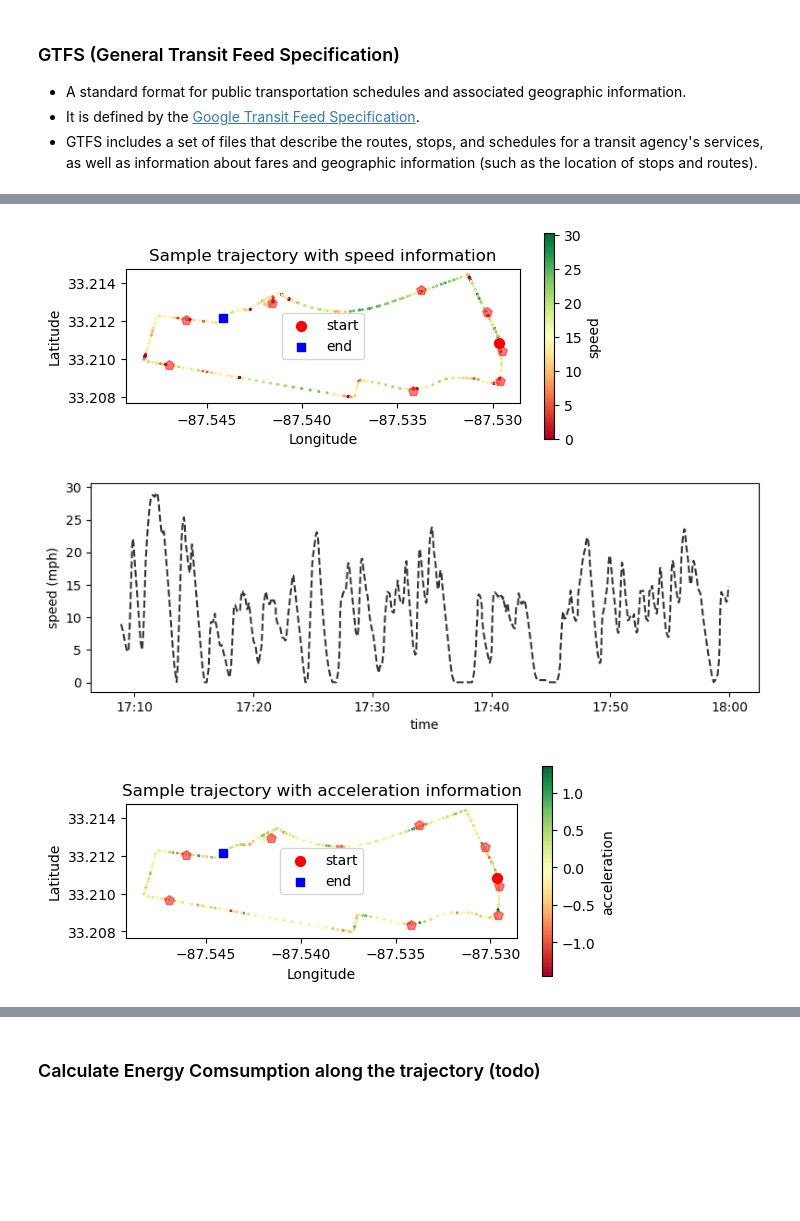
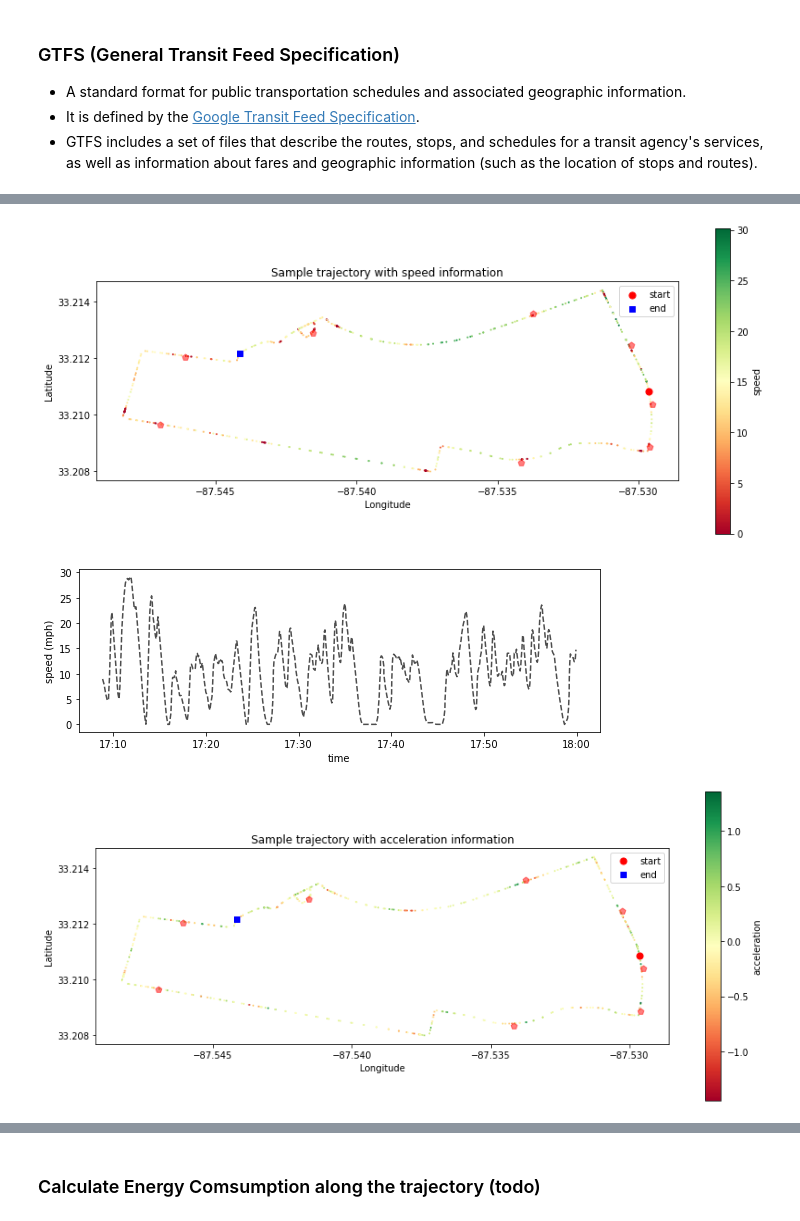
Before and after one commit to sguo28/UA_CE515_Tutorial, a Jupyter notebook: tutorial.ipynb, the cells around one changed output, grey strips where cells are left out. Saved outputs shown, nothing was run; the diff lists cells and outputs as text; code cells hidden in the pictures; blank space fills up the shorter version.

```diff
--- a/tutorial.ipynb
+++ b/tutorial.ipynb
@@ -96,28 +164,34 @@ sp.head(10)
 # %%
 # viz the route, together with the stops and the trajectory
 
-fig, ax = plt.subplots(figsize=(6,2.5))
+fig, ax = plt.subplots(figsize=(6*2,2.5*2)) # set up blank figure
 
 sp.plot(x="correctedLongitude",y="correctedLatitude",kind="scatter",s=1.0, c="speed", cmap="RdYlGn", ax=ax) # one driver for one day.
+
+
 sp.head(1).plot(x="correctedLongitude",y="correctedLatitude",kind="scatter", label="start", ax=ax, marker="o", color="r",s=50) # one driver for one day.
 sp.tail(1).plot(x="correctedLongitude",y="correctedLatitude",kind="scatter", label="end", ax=ax, marker="s", color="b",s=40) # one driver for one day.
 
 stops.plot(ax=ax,markersize =50,color = "red",zorder=2, alpha=0.5, marker ="p") # plot the stops
 
 
 ax.set_xlabel("Longitude")
 ax.set_ylabel("Latitude")
+
 ax.set_title("Sample trajectory with speed information")
 
 plt.locator_params(axis='both', nbins=5)
+plt.tight_layout()
 plt.savefig("figures/trajectory.png", dpi=300) # save the figure
-plt.tight_layout()
+
+plt.savefig("figures/trajectory.pdf") # save the figure
 # %% [output]
-[figure, old version]
+[figure, new version]
 # %%
 fig, ax = plt.subplots(figsize=(8,3))
 
-ax.plot(sp["datetime"],sp["speed"].rolling(6).mean(), color="0.2", linestyle="--")
+ax.plot(sp["datetime"],sp["speed"].rolling(6).mean(), color="0.3", linestyle="--") # lines styles: [":","-."]
+
 
 ax.set_ylabel("speed (mph)")
 ax.set_xlabel("time")
@@ -126,14 +200,14 @@ plt.gca().xaxis.set_major_formatter(mdates.DateFormatter('%H:%M'))
 plt.tight_layout()
 plt.savefig("figures/sample_speed.png", dpi=300)
 # %% [output]
-[figure, old version]
+[figure, new version]
 # %%
 sp.sort_values(by="datetime",inplace=True)
 sp["acceleration"] = (sp["speed"].diff()/2.237)/sp["datetime"].diff().dt.total_seconds()
 # %%
 # viz the route, together with the stops and the trajectory
 
-fig, ax = plt.subplots(figsize=(6,2.5))
+fig, ax = plt.subplots(figsize=(6*2,2.5*2))
 
 sp.plot(x="correctedLongitude",y="correctedLatitude",kind="scatter",s=1.0, c="acceleration", cmap="RdYlGn", ax=ax) # one driver for one day.
 sp.head(1).plot(x="correctedLongitude",y="correctedLatitude",kind="scatter", label="start", ax=ax, marker="o", color="r",s=50) # one driver for one day.
@@ -150,7 +224,7 @@ plt.locator_params(axis='both', nbins=5)
 plt.tight_layout()
 plt.savefig("figures/trajectory_acceleration.png", dpi=300) # save the figure
 # %% [output]
-[figure, old version]
+[figure, new version]
 # %%
 fig, ax = plt.subplots(figsize=(8,3))
 
```
Also changed, not shown: parts of 15 cells of this notebook, 9 other files.
